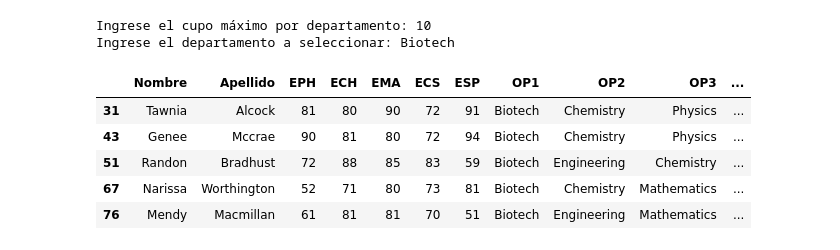
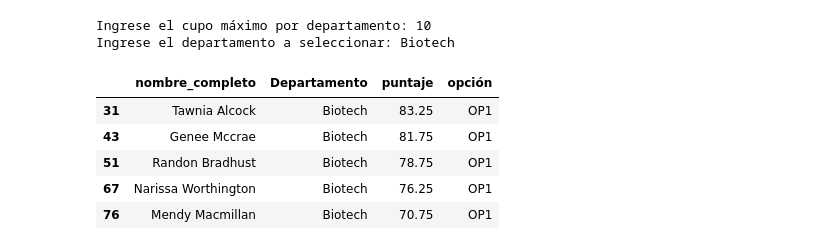
Before and after one commit to ajimenez-gh/cursophyton25, a Jupyter notebook: Proyecto_3_admision.ipynb, the cells around one changed output. Saved outputs shown, nothing was run; the diff lists cells and outputs as text; code cells hidden in the pictures.

```diff
--- a/Proyecto_3_admision.ipynb
+++ b/Proyecto_3_admision.ipynb
@@ -98,31 +98,26 @@ Ingrese el departamento a seleccionar: Biotech
 # %%
 #filtrado del data para seleccionar departamento
 aspirantes_departamento = df[(df['OP1'] == departamento_seleccionado)]
 
 aspirantes_ordenado = aspirantes_departamento.sort_values(by='OP1_score', ascending=False)
-aspirantes_ordenado
-aspirantes_ordenado.head(N)
+
+aspirantes_seleccionados = aspirantes_ordenado.head(N)
 
 tabla_aspirantes_admitidos = pd.DataFrame(
 
     {
-        'nombre_completo': tabla.aspirantes_ordenado['nombre_completo'],
-        'OP1_score': tabla.aspirantes_admitidos['OP1_score'],
-        'puntaje': tabla_aspirantes_admitidos['OP1_score'],
+        'nombre_completo': aspirantes_seleccionados['nombre_completo'],
+        'Departamento': aspirantes_seleccionados['OP1'],
+        'puntaje': aspirantes_seleccionados['OP1_score'],
         'opción': 'OP1'
 
     }
 )
-display(tabla_en_formato)
-
-
-    aspirantes_ordenado.head(N))
-tabla_en_formato = pd.DataFrame(tabla_aspirantes_admitidos[['nombre_completo','OP1_score']])
-tabla_en_formato
+display(tabla_aspirantes_admitidos)
 # %% [output]
-|  | Nombre | Apellido | EPH | ECH | EMA | ECS | ESP | OP1 | OP2 | OP3 | ... |
-| 31 | Tawnia | Alcock | 81 | 80 | 90 | 72 | 91 | Biotech | Chemistry | Physics | ... |
-| 43 | Genee | Mccrae | 90 | 81 | 80 | 72 | 94 | Biotech | Chemistry | Physics | ... |
-| 51 | Randon | Bradhust | 72 | 88 | 85 | 83 | 59 | Biotech | Engineering | Chemistry | ... |
-| 67 | Narissa | Worthington | 52 | 71 | 80 | 73 | 81 | Biotech | Chemistry | Mathematics | ... |
-| 76 | Mendy | Macmillan | 61 | 81 | 81 | 70 | 51 | Biotech | Engineering | Mathematics | ... |
+|  | nombre_completo | Departamento | puntaje | opción |
+| 31 | Tawnia Alcock | Biotech | 83.25 | OP1 |
+| 43 | Genee Mccrae | Biotech | 81.75 | OP1 |
+| 51 | Randon Bradhust | Biotech | 78.75 | OP1 |
+| 67 | Narissa Worthington | Biotech | 76.25 | OP1 |
+| 76 | Mendy Macmillan | Biotech | 70.75 | OP1 |
```
